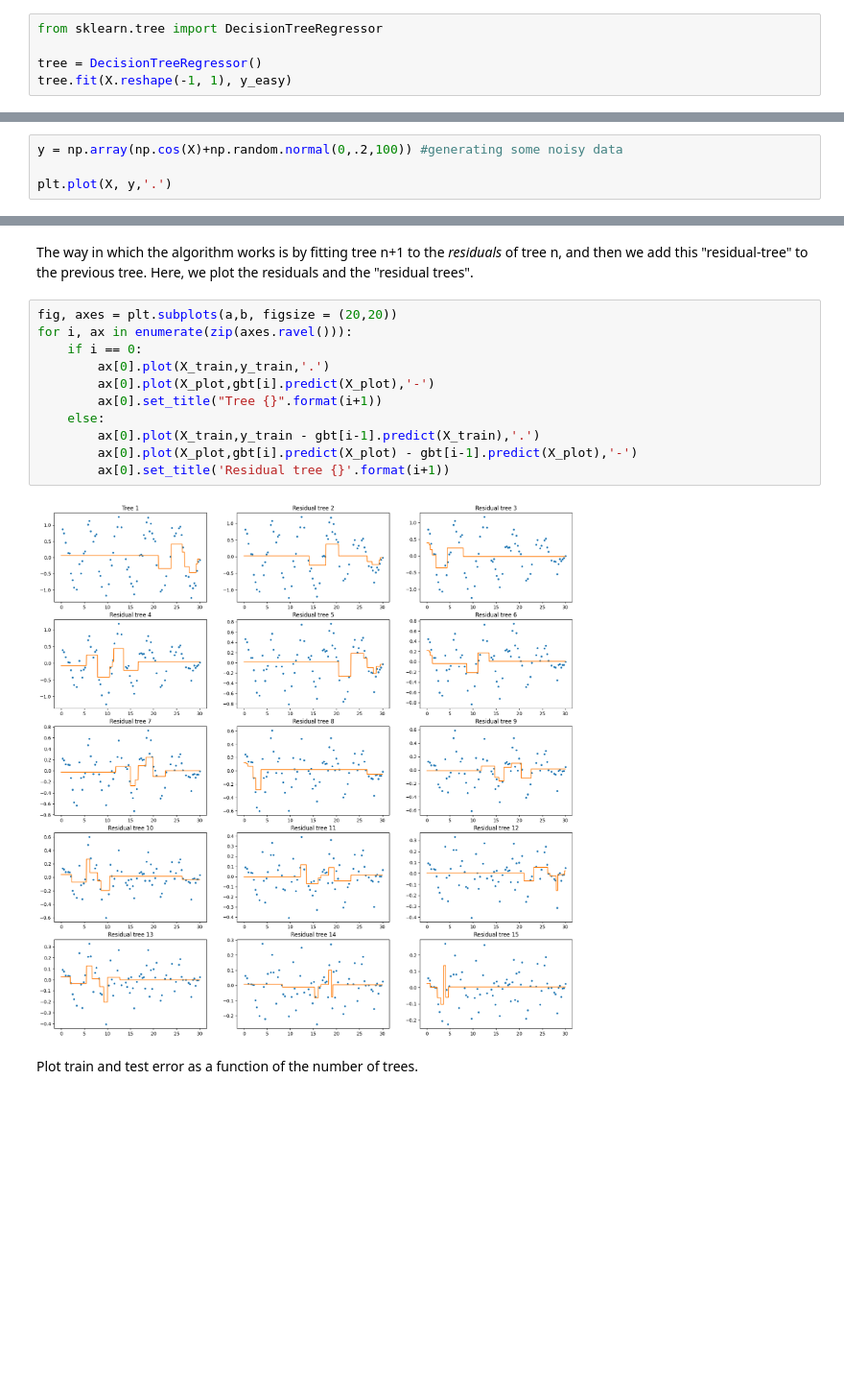
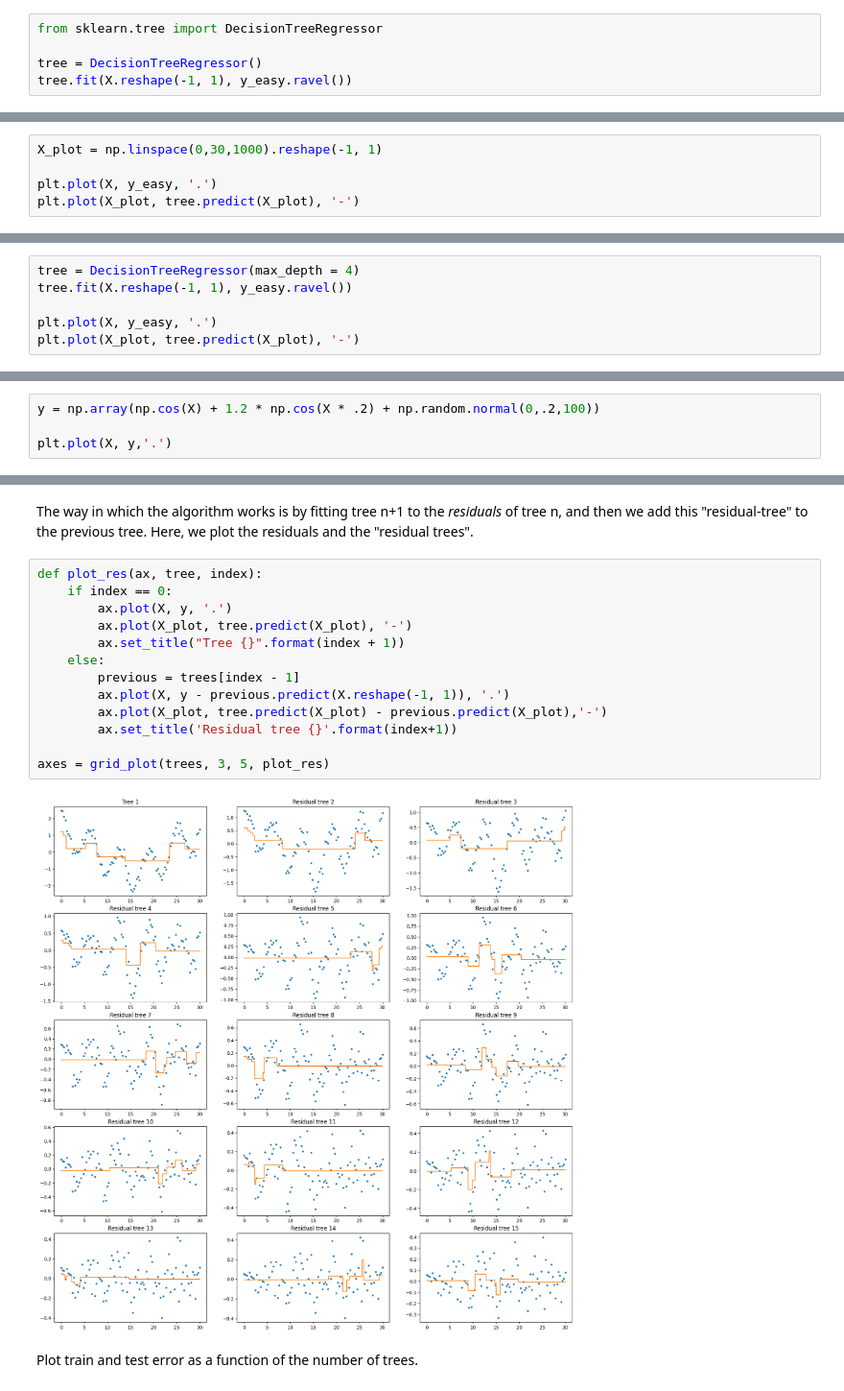
Before and after one commit to olehougaard/mal1-a23, a Jupyter notebook: session6/gradient boosting.ipynb, the cells around one changed output, grey strips where cells are left out. Shown at 96% size. Saved outputs shown, nothing was run; the diff lists cells and outputs as text; blank space fills up the shorter version.

```diff
--- a/session6/gradient boosting.ipynb
+++ b/session6/gradient boosting.ipynb
@@ -31,5 +46,5 @@ plt.plot(X, y_easy,'.')
 from sklearn.tree import DecisionTreeRegressor
 
 tree = DecisionTreeRegressor()
-tree.fit(X.reshape(-1, 1), y_easy)
+tree.fit(X.reshape(-1, 1), y_easy.ravel())
 # %% [output]
@@ -39,0 +52,5 @@ array=[ 0.          0.3030303   0.6060606   0.90909094  1.2121212   1.5151515
+# %%
+X_plot = np.linspace(0,30,1000).reshape(-1, 1)
+
+plt.plot(X, y_easy, '.')
+plt.plot(X_plot, tree.predict(X_plot), '-')
@@ -39,0 +64,6 @@ array=[ 0.          0.3030303   0.6060606   0.90909094  1.2121212   1.5151515
+# %%
+tree = DecisionTreeRegressor(max_depth = 4)
+tree.fit(X.reshape(-1, 1), y_easy.ravel())
+
+plt.plot(X, y_easy, '.')
+plt.plot(X_plot, tree.predict(X_plot), '-')
@@ -40,5 +82,5 @@ array=[ 0.          0.3030303   0.6060606   0.90909094  1.2121212   1.5151515
 # %%
-y = np.array(np.cos(X)+np.random.normal(0,.2,100)) #generating some noisy data
+y = np.array(np.cos(X) + 1.2 * np.cos(X * .2) + np.random.normal(0,.2,100))
 
 plt.plot(X, y,'.')
 # %% [output]
@@ -77,18 +105,20 @@ for i, ax in enumerate(zip(axes.ravel())):
 # %% [markdown]
 The way in which the algorithm works is by fitting tree n+1 to the _residuals_ of tree n, and then we add this "residual-tree" to the previous tree. Here, we plot the residuals and the "residual trees".
 # %%
-fig, axes = plt.subplots(a,b, figsize = (20,20))
-for i, ax in enumerate(zip(axes.ravel())):
-    if i == 0:
-        ax[0].plot(X_train,y_train,'.')
-        ax[0].plot(X_plot,gbt[i].predict(X_plot),'-')
-        ax[0].set_title("Tree {}".format(i+1))
+def plot_res(ax, tree, index):
+    if index == 0:
+        ax.plot(X, y, '.')
+        ax.plot(X_plot, tree.predict(X_plot), '-')
+        ax.set_title("Tree {}".format(index + 1))
     else:
-        ax[0].plot(X_train,y_train - gbt[i-1].predict(X_train),'.')
-        ax[0].plot(X_plot,gbt[i].predict(X_plot) - gbt[i-1].predict(X_plot),'-')
-        ax[0].set_title('Residual tree {}'.format(i+1))
+        previous = trees[index - 1]
+        ax.plot(X, y - previous.predict(X.reshape(-1, 1)), '.')
+        ax.plot(X_plot, tree.predict(X_plot) - previous.predict(X_plot),'-')
+        ax.set_title('Residual tree {}'.format(index+1))
+
+axes = grid_plot(trees, 3, 5, plot_res)
 # %% [output]
-[figure, old version]
+[figure, new version]
 # %% [markdown]
 Plot train and test error as a function of the number of trees.
 # %%
```
Also changed, not shown: parts of 16 cells of this notebook, 2 other files.
